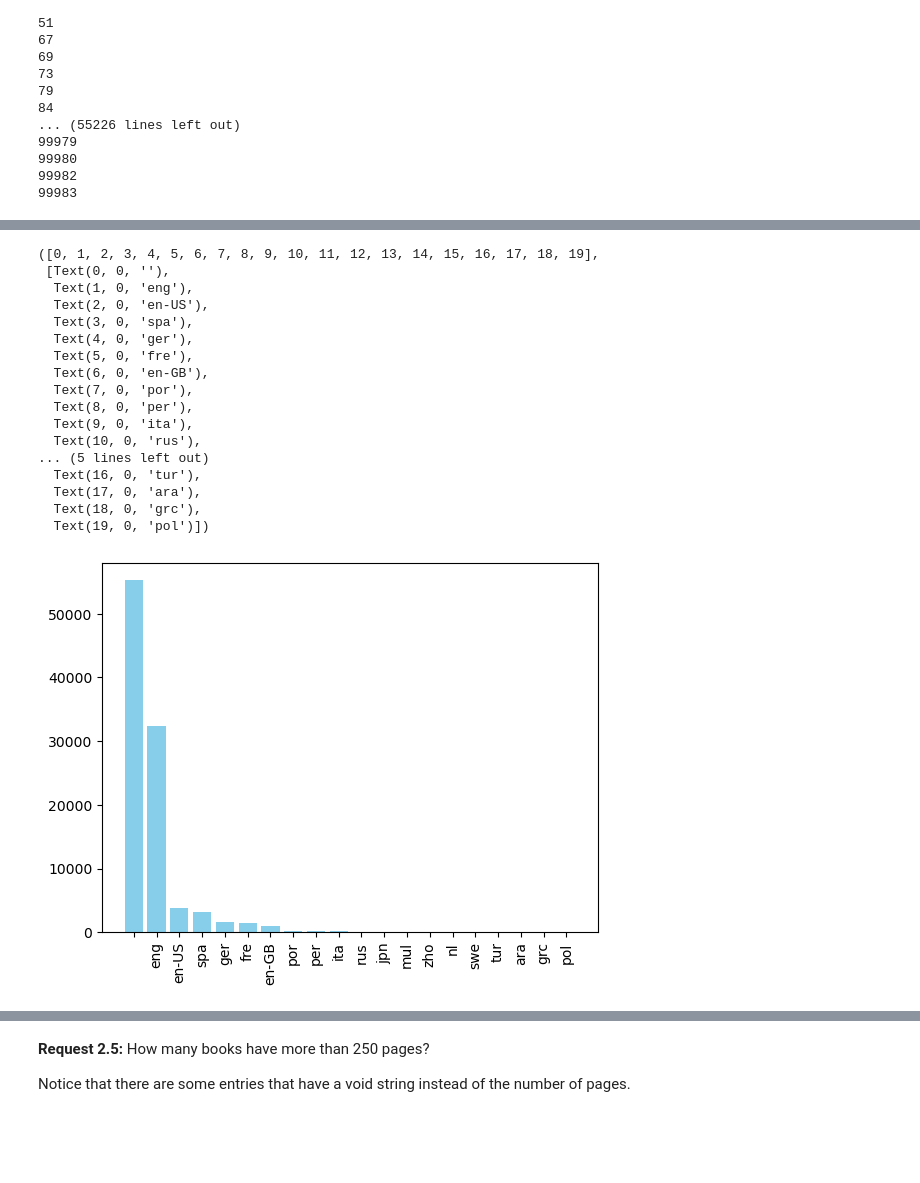
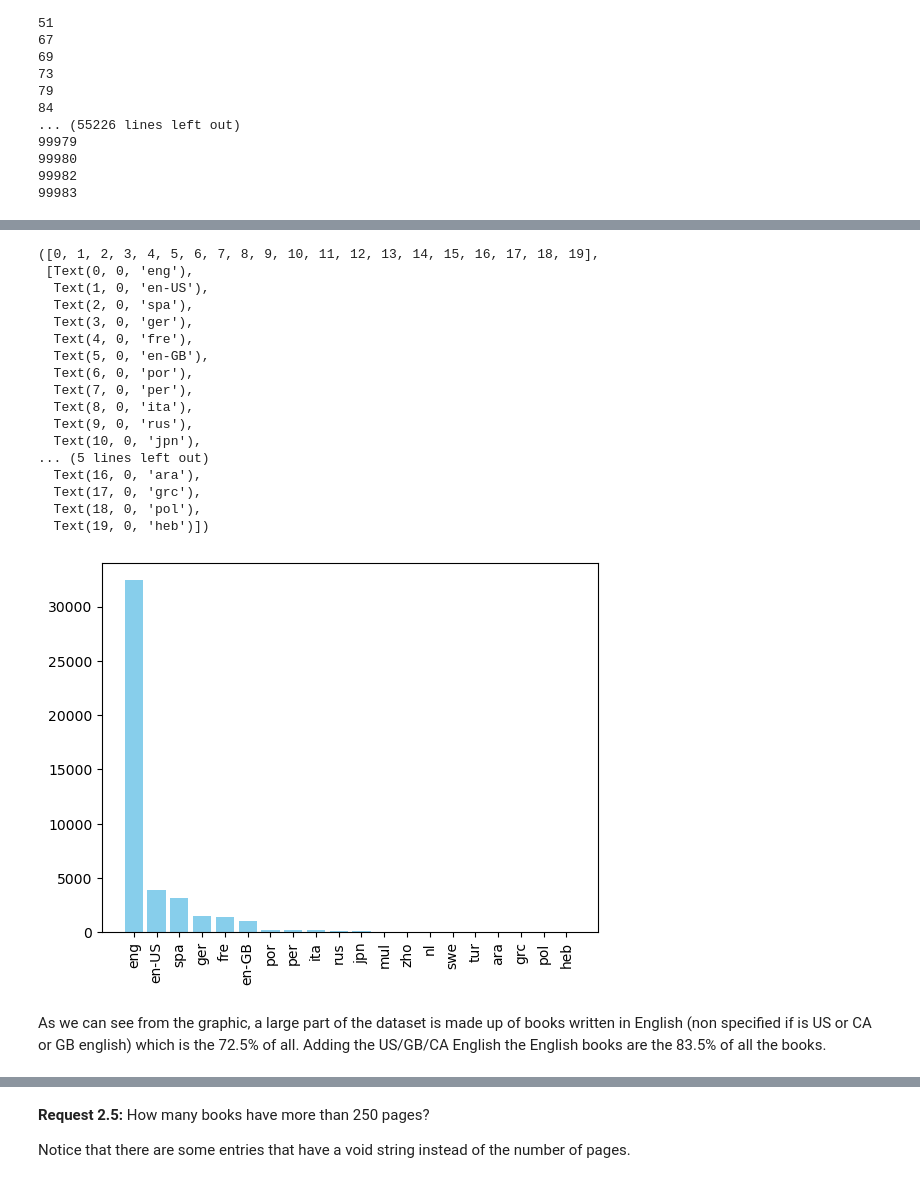
Before and after one commit to LorenzoPannacci/ADM-HW2, a Jupyter notebook: main.ipynb, the cells around one changed output, grey strips where cells are left out. Saved outputs shown, nothing was run; the diff lists cells and outputs as text; code cells hidden in the pictures; blank space fills up the shorter version.

```diff
--- a/main.ipynb
+++ b/main.ipynb
@@ -539,0 +554,3 @@ for i in range(len(books.language)):
+# %%
+lingua = books[books["language"] != ""]
+lingua
@@ -540,23 +571,25 @@ for i in range(len(books.language)):
 # %%
-languages = books['language'].value_counts().head(20)
+languages = lingua['language'].value_counts().head(20)
 plt.bar(languages.index, languages.values, color='skyblue')
 plt.xticks(rotation=90)
 # %% [output]
 ([0, 1, 2, 3, 4, 5, 6, 7, 8, 9, 10, 11, 12, 13, 14, 15, 16, 17, 18, 19],
- [Text(0, 0, ''),
-  Text(1, 0, 'eng'),
-  Text(2, 0, 'en-US'),
-  Text(3, 0, 'spa'),
-  Text(4, 0, 'ger'),
-  Text(5, 0, 'fre'),
-  Text(6, 0, 'en-GB'),
-  Text(7, 0, 'por'),
-  Text(8, 0, 'per'),
-  Text(9, 0, 'ita'),
-  Text(10, 0, 'rus'),
+ [Text(0, 0, 'eng'),
+  Text(1, 0, 'en-US'),
+  Text(2, 0, 'spa'),
+  Text(3, 0, 'ger'),
+  Text(4, 0, 'fre'),
+  Text(5, 0, 'en-GB'),
+  Text(6, 0, 'por'),
+  Text(7, 0, 'per'),
+  Text(8, 0, 'ita'),
+  Text(9, 0, 'rus'),
+  Text(10, 0, 'jpn'),
 ... (5 lines left out)
-  Text(16, 0, 'tur'),
-  Text(17, 0, 'ara'),
-  Text(18, 0, 'grc'),
-  Text(19, 0, 'pol')])
+  Text(16, 0, 'ara'),
+  Text(17, 0, 'grc'),
+  Text(18, 0, 'pol'),
+  Text(19, 0, 'heb')])
-[figure, old version]
+[figure, new version]
+# %% [markdown]
+As we can see from the graphic, a large part of the dataset is made up of books written in English (non specified if is US or CA or GB english) which is the 72.5% of all. Adding the US/GB/CA English the English books are the 83.5% of all the books.
```
Also changed, not shown: parts of 31 cells of this notebook.
